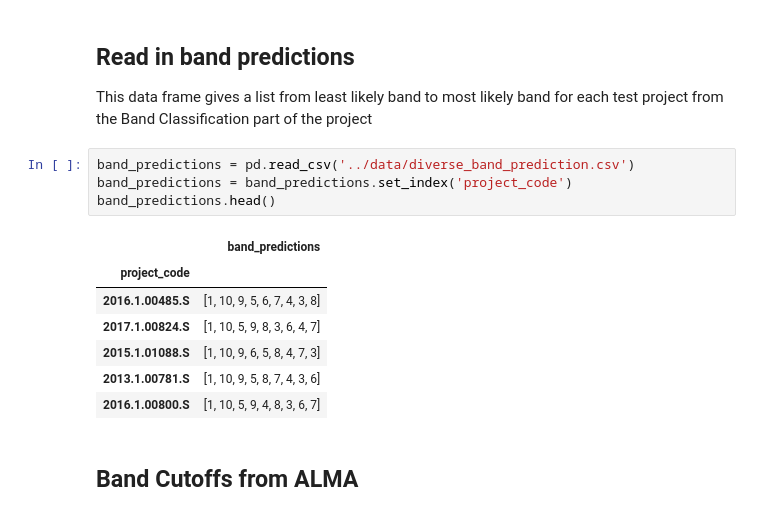
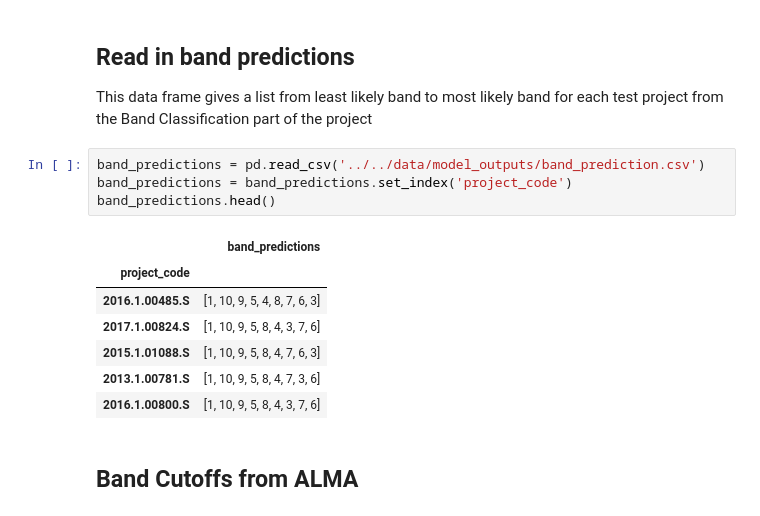
Before and after one commit to rlipps/NRAO_ALMA_MSDS_Capstone_2024, a Jupyter notebook: models/topic_mining/mining_lda_hdbscan.ipynb, the cells around one changed output. Saved outputs shown, nothing was run; the diff lists cells and outputs as text.

```diff
--- a/models/topic_mining/mining_lda_hdbscan.ipynb
+++ b/models/topic_mining/mining_lda_hdbscan.ipynb
@@ -74,17 +74,17 @@ test_measurements.shape
 ## Read in band predictions
 This data frame gives a list from least likely band to most likely band for each test project from the Band Classification part of the project
 # %%
-band_predictions = pd.read_csv('../data/diverse_band_prediction.csv')
+band_predictions = pd.read_csv('../../data/model_outputs/band_prediction.csv')
 band_predictions = band_predictions.set_index('project_code')
 band_predictions.head()
 # %% [output]
 |  | band_predictions |
 | project_code |  |
-| 2016.1.00485.S | [1, 10, 9, 5, 6, 7, 4, 3, 8] |
-| 2017.1.00824.S | [1, 10, 5, 9, 8, 3, 6, 4, 7] |
-| 2015.1.01088.S | [1, 10, 9, 6, 5, 8, 4, 7, 3] |
-| 2013.1.00781.S | [1, 10, 9, 5, 8, 7, 4, 3, 6] |
-| 2016.1.00800.S | [1, 10, 5, 9, 4, 8, 3, 6, 7] |
+| 2016.1.00485.S | [1, 10, 9, 5, 4, 8, 7, 6, 3] |
+| 2017.1.00824.S | [1, 10, 9, 5, 8, 4, 3, 7, 6] |
+| 2015.1.01088.S | [1, 10, 9, 5, 8, 4, 7, 6, 3] |
+| 2013.1.00781.S | [1, 10, 9, 5, 8, 4, 7, 3, 6] |
+| 2016.1.00800.S | [1, 10, 9, 5, 8, 4, 3, 7, 6] |
 # %% [markdown]
 ## Band Cutoffs from ALMA
 # %%
```
Also changed, not shown: parts of 8 cells of this notebook.
